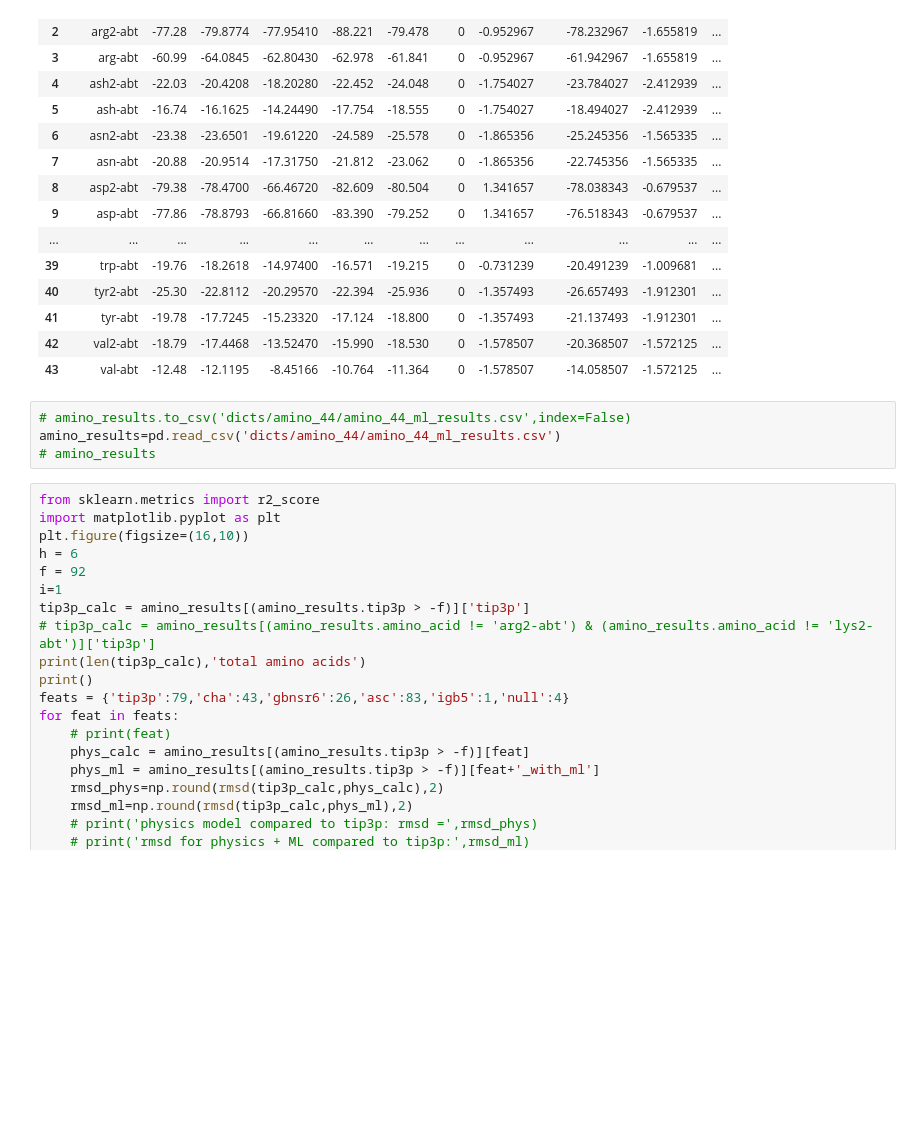
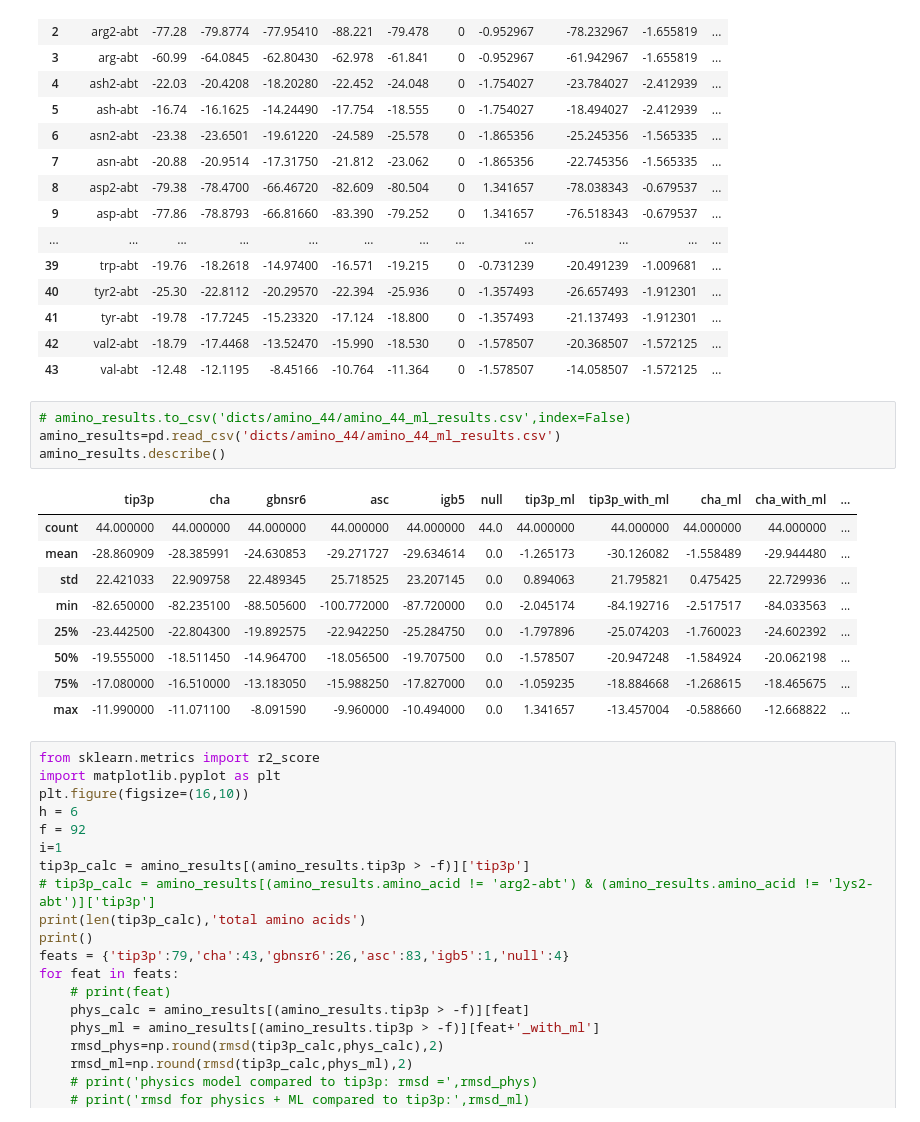
Before and after one commit to Onufriev-Lab/deepchem_HFE_residual_modeling, a Jupyter notebook: amino_44_ml.ipynb, the cells around one changed output. Cells and saved outputs as stored; diff of their text form; blank space fills up the shorter version.

```diff
--- a/amino_44_ml.ipynb
+++ b/amino_44_ml.ipynb
@@ -108,7 +112,17 @@ rmsd for physics + ML compared to tip3p: 29.688
 # %%
 # amino_results.to_csv('dicts/amino_44/amino_44_ml_results.csv',index=False)
 amino_results=pd.read_csv('dicts/amino_44/amino_44_ml_results.csv')
-# amino_results
+amino_results.describe()
+# %% [output]
+|  | tip3p | cha | gbnsr6 | asc | igb5 | null | tip3p_ml | tip3p_with_ml | cha_ml | cha_with_ml | ... |
+| count | 44.000000 | 44.000000 | 44.000000 | 44.000000 | 44.000000 | 44.0 | 44.000000 | 44.000000 | 44.000000 | 44.000000 | ... |
+| mean | -28.860909 | -28.385991 | -24.630853 | -29.271727 | -29.634614 | 0.0 | -1.265173 | -30.126082 | -1.558489 | -29.944480 | ... |
+| std | 22.421033 | 22.909758 | 22.489345 | 25.718525 | 23.207145 | 0.0 | 0.894063 | 21.795821 | 0.475425 | 22.729936 | ... |
+| min | -82.650000 | -82.235100 | -88.505600 | -100.772000 | -87.720000 | 0.0 | -2.045174 | -84.192716 | -2.517517 | -84.033563 | ... |
+| 25% | -23.442500 | -22.804300 | -19.892575 | -22.942250 | -25.284750 | 0.0 | -1.797896 | -25.074203 | -1.760023 | -24.602392 | ... |
+| 50% | -19.555000 | -18.511450 | -14.964700 | -18.056500 | -19.707500 | 0.0 | -1.578507 | -20.947248 | -1.584924 | -20.062198 | ... |
+| 75% | -17.080000 | -16.510000 | -13.183050 | -15.988250 | -17.827000 | 0.0 | -1.059235 | -18.884668 | -1.268615 | -18.465675 | ... |
+| max | -11.990000 | -11.071100 | -8.091590 | -9.960000 | -10.494000 | 0.0 | 1.341657 | -13.457004 | -0.588660 | -12.668822 | ... |
 # %%
 from sklearn.metrics import r2_score
 import matplotlib.pyplot as plt
```
Also changed, not shown: parts of 3 cells of this notebook, 4 other files.
